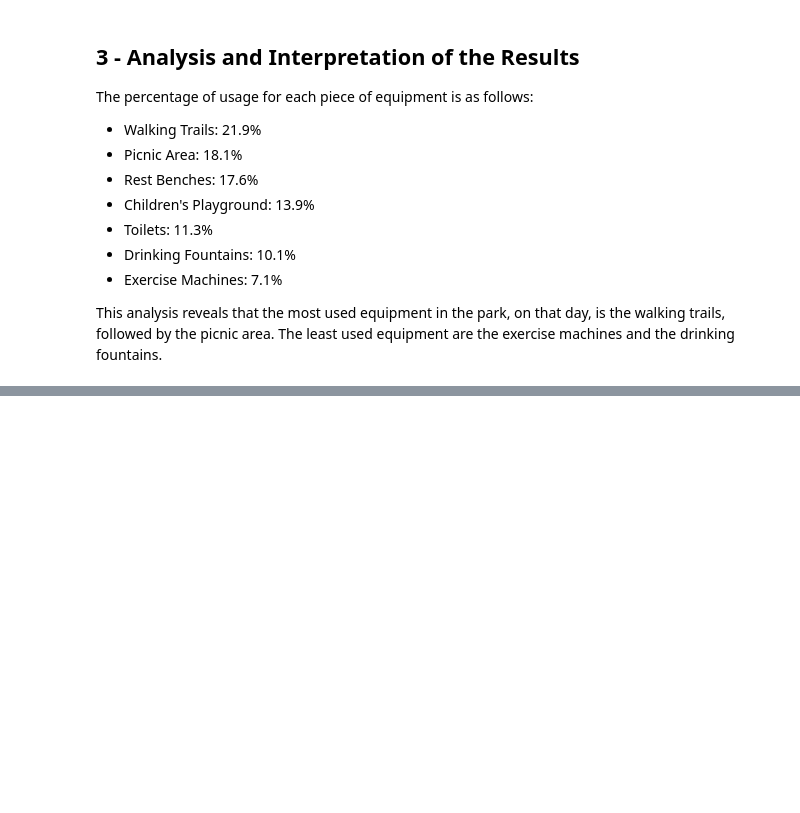
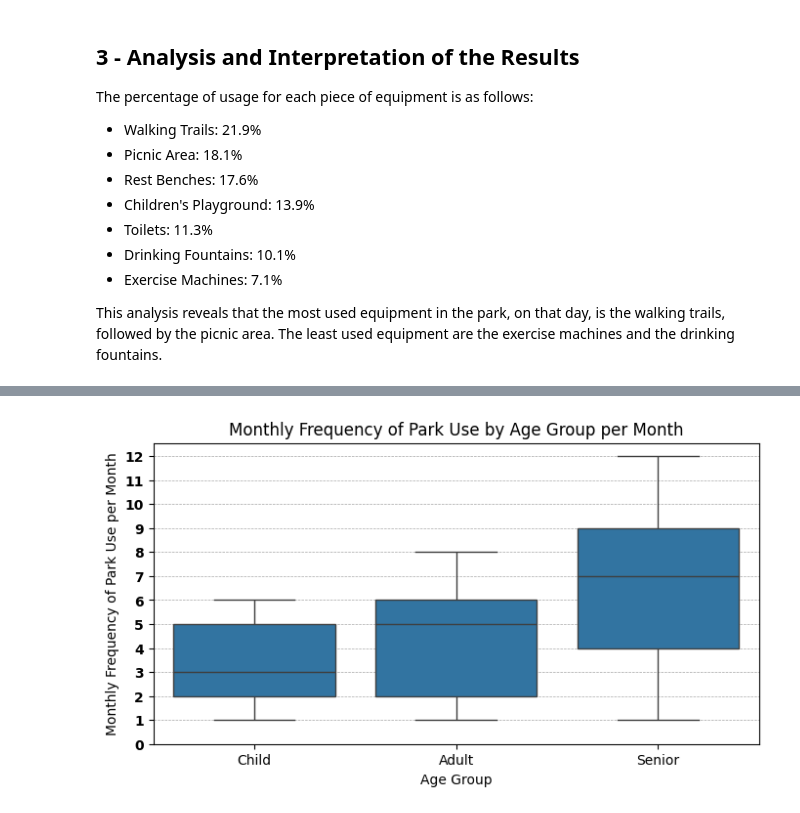
Before and after one commit to Mendoncaa/LAPR2, a Jupyter notebook: matcp-24-s2-1nb-g322/sprint2.ipynb, the cells around one changed output, grey strips where cells are left out. Cells and saved outputs as stored; diff of their text form; code cells hidden in the pictures; blank space fills up the shorter version.

```diff
--- a/matcp-24-s2-1nb-g322/sprint2.ipynb
+++ b/matcp-24-s2-1nb-g322/sprint2.ipynb
@@ -73,0 +107,7 @@ This analysis reveals that the most used equipment in the park, on that day, is
+# %%
+import pandas as pd
+import seaborn as sns
+import matplotlib.pyplot as plt
+inquiry_data = pd.read_csv('Inquiry.csv', delimiter=';')
+
+print(inquiry_data.dtypes)
@@ -73,0 +137,12 @@ This analysis reveals that the most used equipment in the park, on that day, is
+# %%
+plt.figure(figsize=(8, 4))
+sns.boxplot(data=inquiry_data, x='Escalao', y='Visits')
+plt.yticks(range(0, inquiry_data['Visits'].max() + 1, 1), fontsize=10, fontweight='bold')
+plt.grid(axis='y', linestyle='--', linewidth=0.5, color='gray', alpha=0.7)
+plt.title('Monthly Frequency of Park Use by Age Group per Month')
+plt.xlabel('Age Group')
+plt.ylabel('Monthly Frequency of Park Use per Month')
+plt.xticks(ticks=[0, 1, 2], labels=['Child', 'Adult', 'Senior'])
+plt.show()
+# %% [output]
+[figure, added]
```
Also changed, not shown: parts of 8 cells of this notebook, 1 other file.
